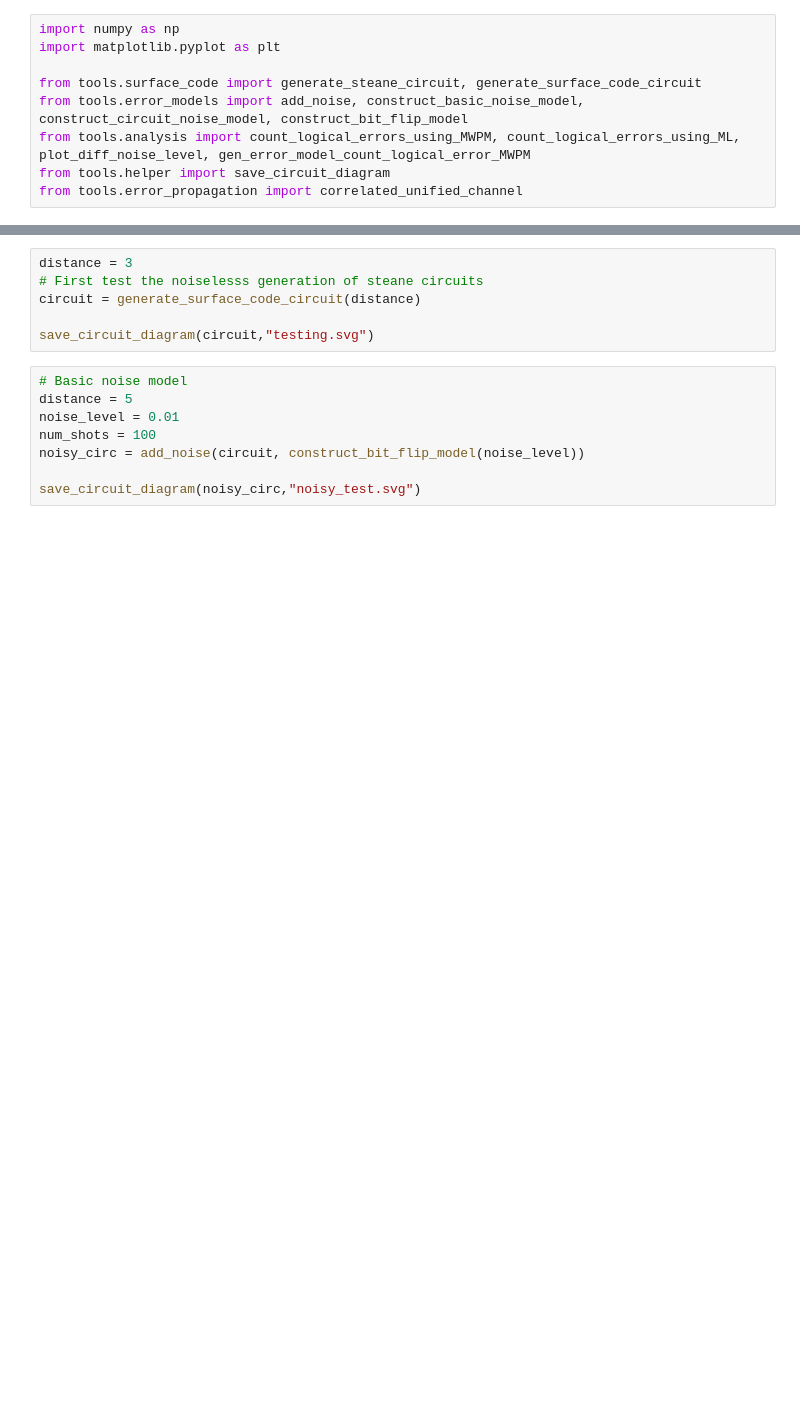
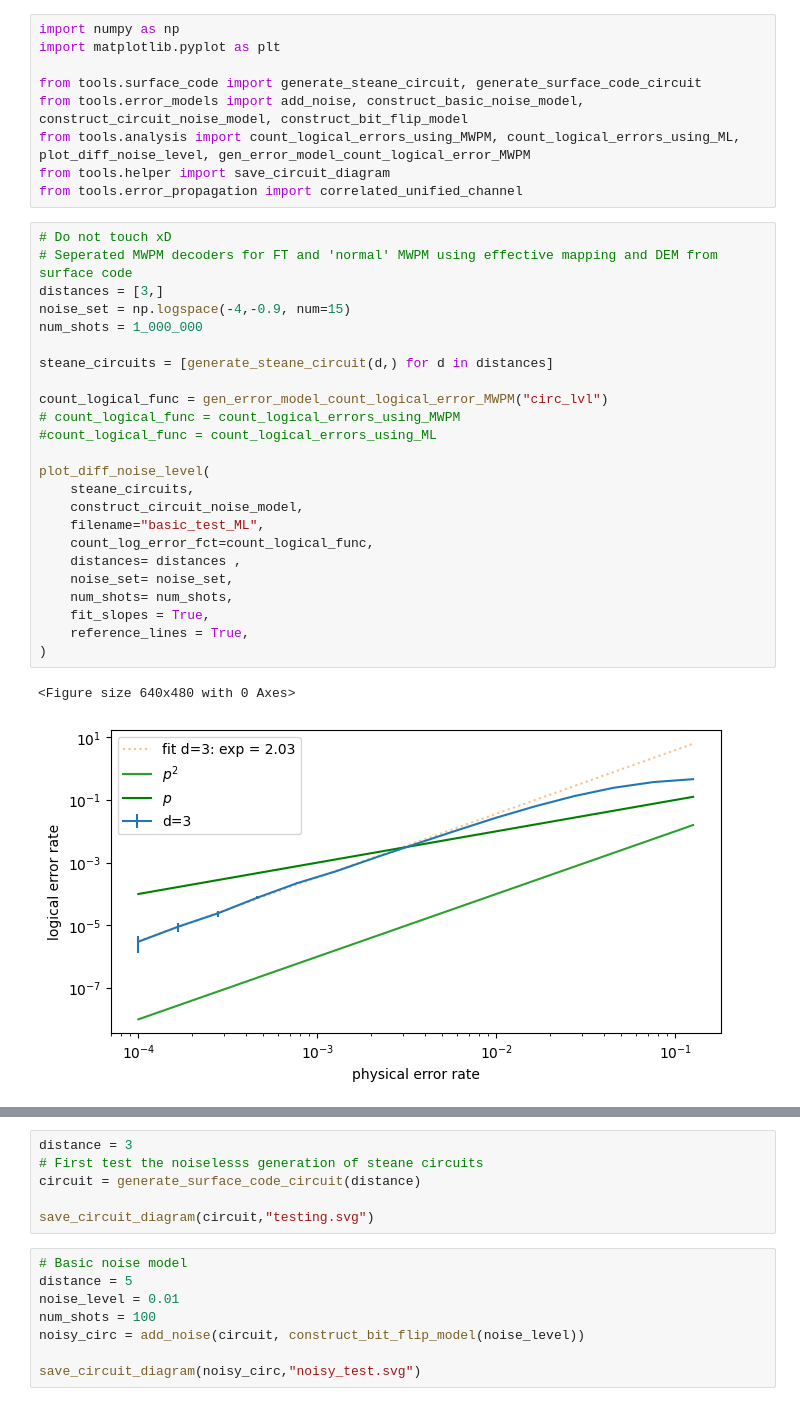
Before and after one commit to leonardlux/MasterArbeit, a Jupyter notebook: code/new_start/testing.ipynb, the cells around one changed output, grey strips where cells are left out. Saved outputs shown, nothing was run; the diff lists cells and outputs as text; blank space fills up the shorter version.

```diff
--- a/code/new_start/testing.ipynb
+++ b/code/new_start/testing.ipynb
@@ -7,6 +7,33 @@ from tools.error_models import add_noise, construct_basic_noise_model, construct
 from tools.analysis import count_logical_errors_using_MWPM, count_logical_errors_using_ML, plot_diff_noise_level, gen_error_model_count_logical_error_MWPM
 from tools.helper import save_circuit_diagram
 from tools.error_propagation import correlated_unified_channel
+# %%
+# Do not touch xD
+# Seperated MWPM decoders for FT and 'normal' MWPM using effective mapping and DEM from surface code
+distances = [3,]
+noise_set = np.logspace(-4,-0.9, num=15)
+num_shots = 1_000_000
+
+steane_circuits = [generate_steane_circuit(d,) for d in distances]
+
+count_logical_func = gen_error_model_count_logical_error_MWPM("circ_lvl")
+# count_logical_func = count_logical_errors_using_MWPM
+#count_logical_func = count_logical_errors_using_ML
+
+plot_diff_noise_level(
+    steane_circuits,
+    construct_circuit_noise_model,
+    filename="basic_test_ML",
+    count_log_error_fct=count_logical_func,
+    distances= distances ,
+    noise_set= noise_set,
+    num_shots= num_shots,
+    fit_slopes = True,
+    reference_lines = True,
+)
+# %% [output]
+<Figure size 640x480 with 0 Axes>
+[figure, added]
 # %%
 distances = [3,]
 noise_set = np.logspace(-3,-0.9, num=15)
```
Also changed, not shown: parts of 4 cells of this notebook, 4 other files.
